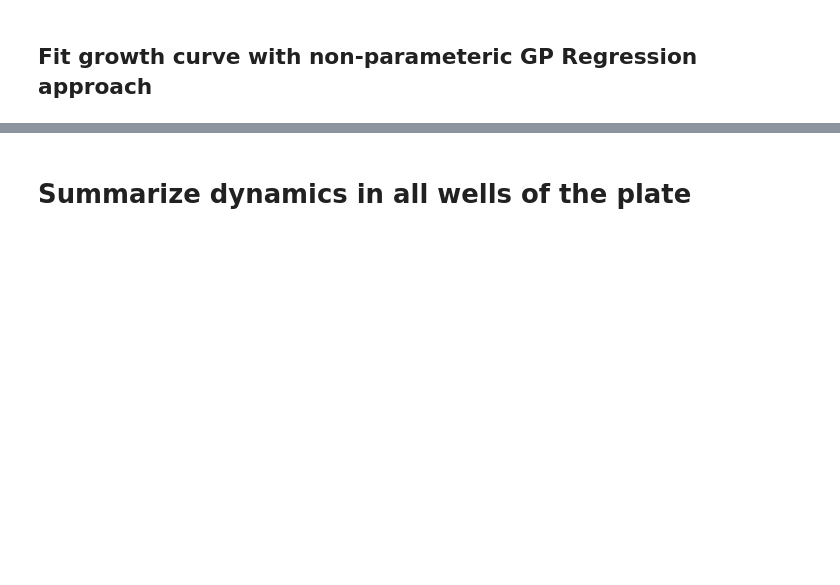
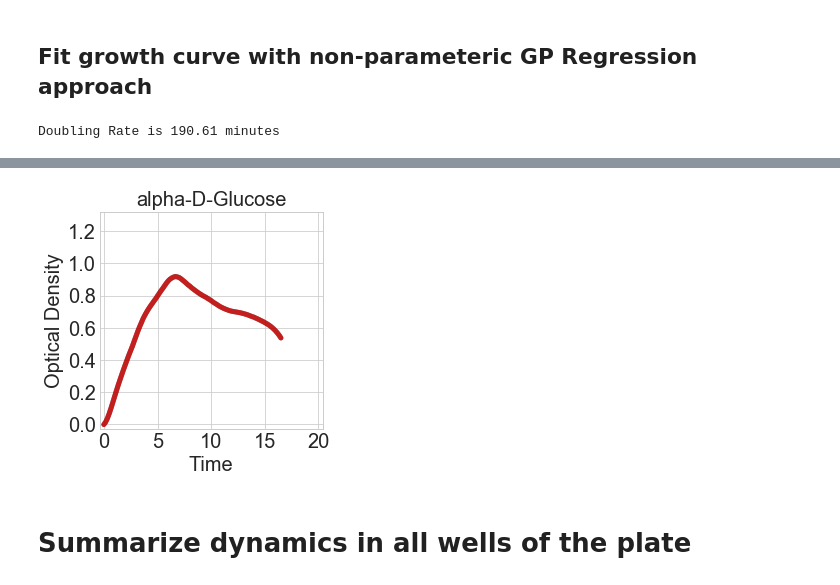
Before and after one commit to firasmidani/phenotypic-characterization, a Jupyter notebook: examples/Phenotypic-Characterization Growth Module Walk-Through.ipynb, the cells around one changed output, grey strips where cells are left out. Saved outputs shown, nothing was run; the diff lists cells and outputs as text; code cells hidden in the pictures; blank space fills up the shorter version.

```diff
--- a/examples/Phenotypic-Characterization Growth Module Walk-Through.ipynb
+++ b/examples/Phenotypic-Characterization Growth Module Walk-Through.ipynb
@@ -211,7 +326,7 @@ classical.key
 # %%
 glucose = plate.extractGrowthData({'Substrate':['alpha-D-Glucose']})
 
-gpr = GrowthMetrics(glucose);
+gpr = growth.GrowthMetrics(glucose);
 gpr.GP()
 gpr.inferGPDynamics()
 gpr.predictGP()
@@ -224,3 +339,5 @@ ax.set_xlim([-0.4,20.4])
 print 'Doubling Rate is %0.2f minutes' % gpr.key['GP_td']
 
 gpr.key
+# %% [output]
+Doubling Rate is 190.61 minutes
@@ -227,3 +347,4 @@ gpr.key
+[figure, added]
 # %% [markdown]
 # Summarize dynamics in all wells of the plate
 # %%
```
Also changed, not shown: parts of 38 cells of this notebook, 1 other file.
